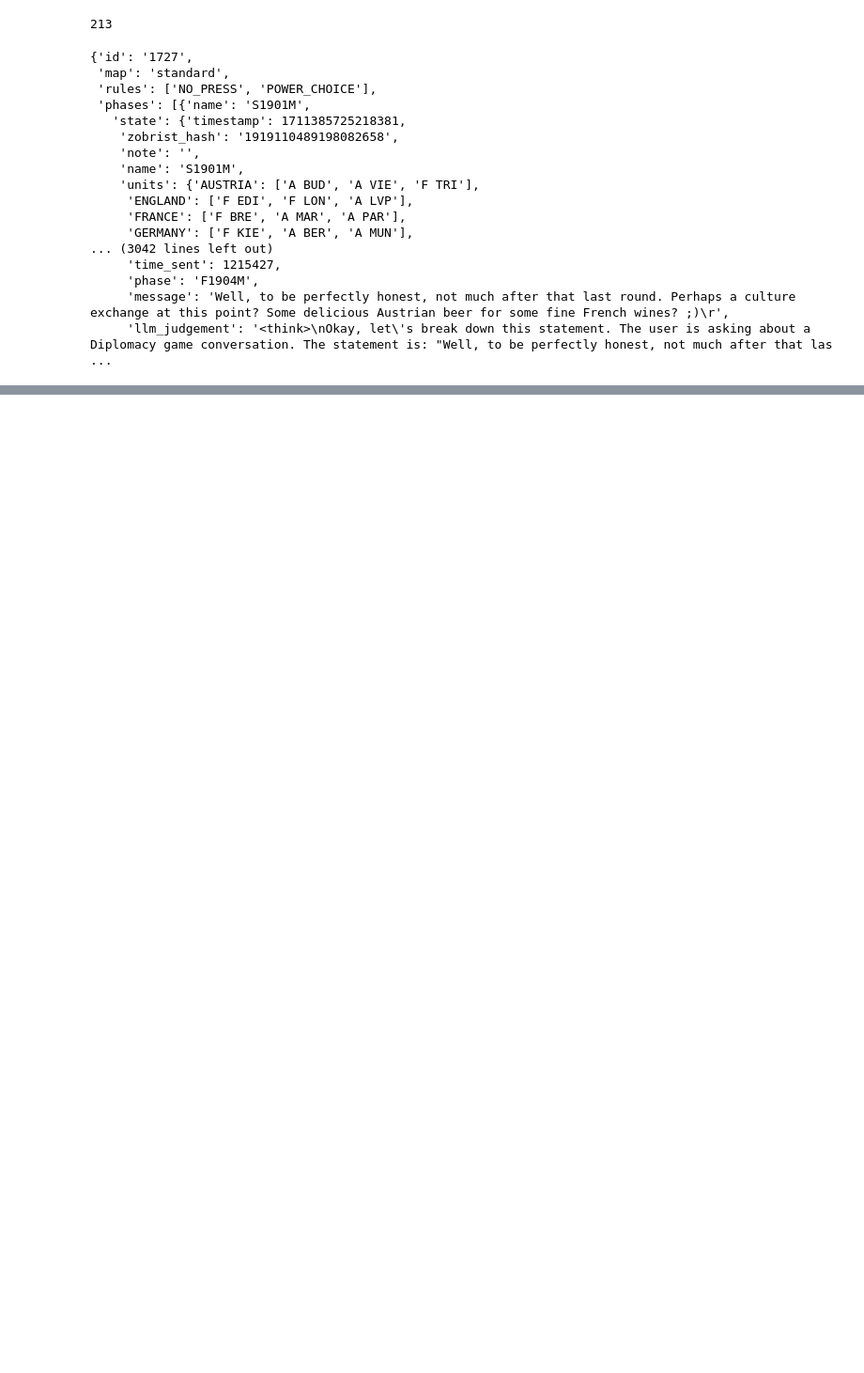
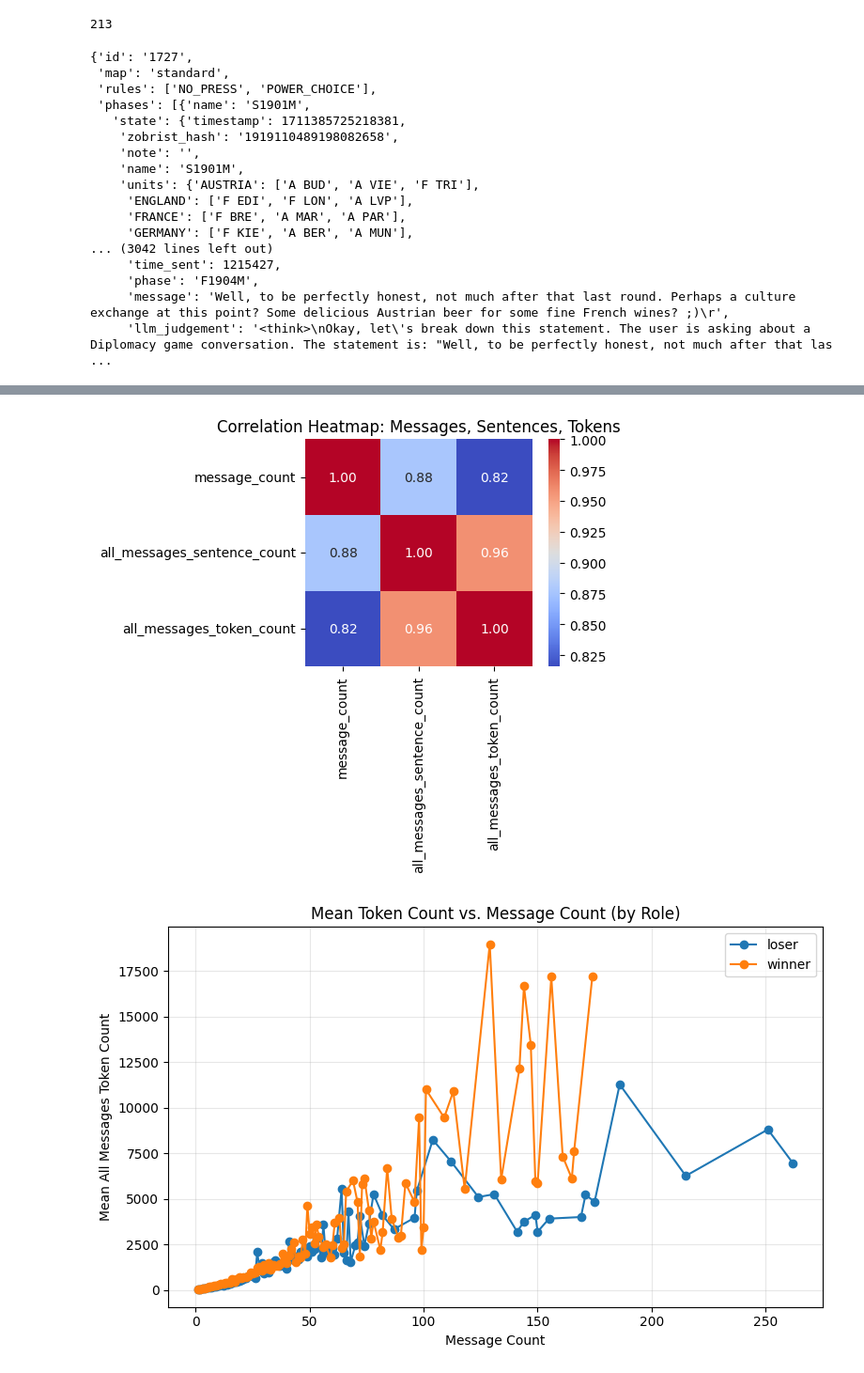
Before and after one commit to andyjliu/sotopia-diplomacy, a Jupyter notebook: human_data_exploration/long_term_game_status.ipynb, the cells around one changed output, grey strips where cells are left out. Shown at 94% size. Drawn from its saved outputs; the diff is of its cells as text; code cells hidden in the pictures; blank space fills up the shorter version.

```diff
--- a/human_data_exploration/long_term_game_status.ipynb
+++ b/human_data_exploration/long_term_game_status.ipynb
@@ -433,0 +951,37 @@ game_id
+# %%
+import matplotlib.pyplot as plt
+import seaborn as sns
+
+# 假设 df_win_proc 和 df_loss_proc 都有 'message_count', 'all_messages_sentence_count', 'all_messages_token_count' 这三列
+# 合并赢家和败者数据，加一列标记
+df_win_proc['role'] = 'winner'
+df_loss_proc['role'] = 'loser'
+df_all = pd.concat([df_win_proc, df_loss_proc], ignore_index=True)
+
+# 只关注这三列的相关性
+cols = ['message_count', 'all_messages_sentence_count', 'all_messages_token_count']
+
+# 1. 用heatmap画相关性矩阵
+corr = df_all[cols].corr()
+plt.figure(figsize=(6, 5))
+sns.heatmap(corr, annot=True, cmap='coolwarm', fmt=".2f", square=True)
+plt.title('Correlation Heatmap: Messages, Sentences, Tokens')
+plt.tight_layout()
+plt.show()
+
+# 2. 画曲线（均值趋势），比如 message_count 和 all_messages_token_count 的关系
+plt.figure(figsize=(8, 5))
+for role, group in df_all.groupby('role'):
+    # 按 message_count 分组，画均值曲线
+    grouped = group.groupby('message_count')['all_messages_token_count'].mean().reset_index()
+    plt.plot(grouped['message_count'], grouped['all_messages_token_count'], marker='o', label=role)
+plt.xlabel('Message Count')
+plt.ylabel('Mean All Messages Token Count')
+plt.title('Mean Token Count vs. Message Count (by Role)')
+plt.legend()
+plt.grid(alpha=0.3)
+plt.tight_layout()
+plt.show()
+# %% [output]
+[figure, added]
+[figure, added]
```
Also changed, not shown: parts of 7 cells of this notebook, 18 other files.
